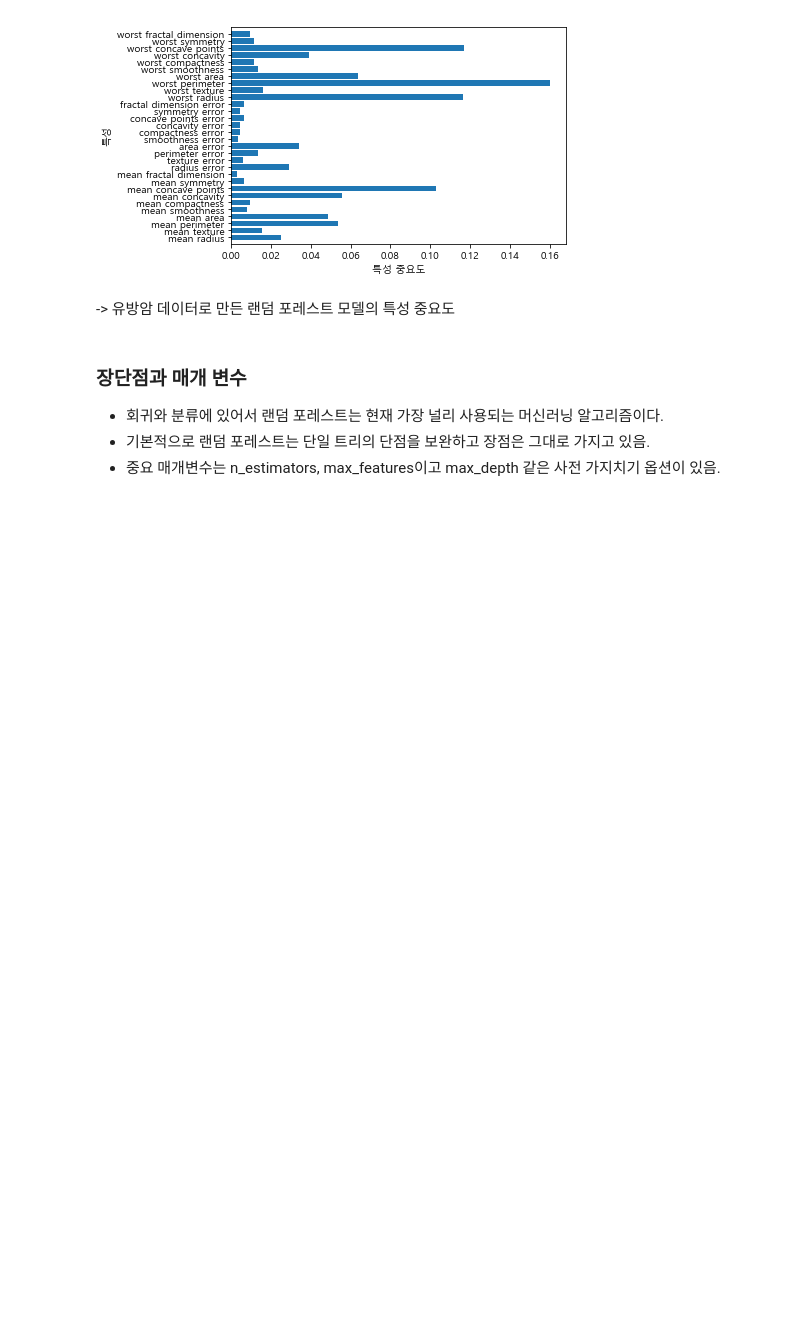
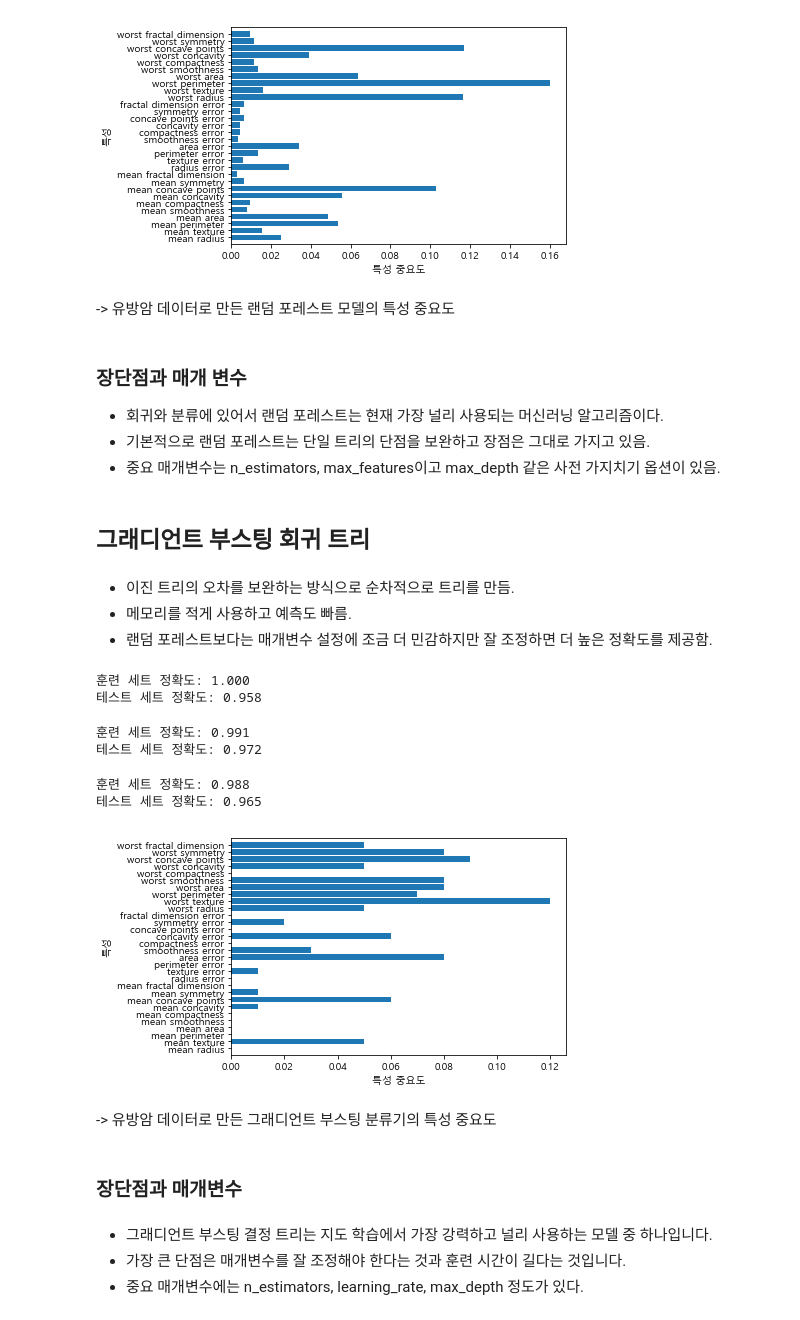
Before and after one commit to noveline4530/Machine_Learning_scikit-learn, a Jupyter notebook: ml06_190227.ipynb, the cells around one changed output. Saved outputs shown, nothing was run; the diff lists cells and outputs as text; code cells hidden in the pictures; blank space fills up the shorter version.

```diff
--- a/ml06_190227.ipynb
+++ b/ml06_190227.ipynb
@@ -83,3 +83,57 @@ plot_feature_importances_cancer(forest)
 - 회귀와 분류에 있어서 랜덤 포레스트는 현재 가장 널리 사용되는 머신러닝 알고리즘이다.
 - 기본적으로 랜덤 포레스트는 단일 트리의 단점을 보완하고 장점은 그대로 가지고 있음.
 - 중요 매개변수는 n_estimators, max_features이고 max_depth 같은 사전 가지치기 옵션이 있음.
+# %% [markdown]
+## 그래디언트 부스팅 회귀 트리
+# %% [markdown]
+- 이진 트리의 오차를 보완하는 방식으로 순차적으로 트리를 만듬.
+- 메모리를 적게 사용하고 예측도 빠름.
+- 랜덤 포레스트보다는 매개변수 설정에 조금 더 민감하지만 잘 조정하면 더 높은 정확도를 제공함.
+# %%
+from sklearn.ensemble import GradientBoostingClassifier
+
+X_train, X_test, y_train, y_test = train_test_split(
+    cancer.data, cancer.target, random_state=0)
+gbrt = GradientBoostingClassifier(random_state=0)
+gbrt.fit(X_train, y_train)
+
+print("훈련 세트 정확도: {:.3f}".format(gbrt.score(X_train, y_train)))
+print("테스트 세트 정확도: {:.3f}".format(gbrt.score(X_test, y_test)))
+# %% [output]
+훈련 세트 정확도: 1.000
+테스트 세트 정확도: 0.958
+# %%
+# 트리의 최대 깊이를 줄임
+gbrt = GradientBoostingClassifier(random_state=0, max_depth=1)
+gbrt.fit(X_train, y_train)
+
+print("훈련 세트 정확도: {:.3f}".format(gbrt.score(X_train, y_train)))
+print("테스트 세트 정확도: {:.3f}".format(gbrt.score(X_test, y_test)))
+# %% [output]
+훈련 세트 정확도: 0.991
+테스트 세트 정확도: 0.972
+# %%
+# 학습률을 낮춤
+gbrt = GradientBoostingClassifier(random_state=0, learning_rate=0.01)
+gbrt.fit(X_train, y_train)
+
+print("훈련 세트 정확도: {:.3f}".format(gbrt.score(X_train, y_train)))
+print("테스트 세트 정확도: {:.3f}".format(gbrt.score(X_test, y_test)))
+# %% [output]
+훈련 세트 정확도: 0.988
+테스트 세트 정확도: 0.965
+# %%
+gbrt= GradientBoostingClassifier(random_state=0, max_depth=1)
+gbrt.fit(X_train, y_train)
+
+plot_feature_importances_cancer(gbrt)
+# %% [output]
+[figure, added]
+# %% [markdown]
+-> 유방암 데이터로 만든 그래디언트 부스팅 분류기의 특성 중요도
+# %% [markdown]
+### 장단점과 매개변수
+# %% [markdown]
+- 그래디언트 부스팅 결정 트리는 지도 학습에서 가장 강력하고 널리 사용하는 모델 중 하나입니다.
+- 가장 큰 단점은 매개변수를 잘 조정해야 한다는 것과 훈련 시간이 길다는 것입니다.
+- 중요 매개변수에는 n_estimators, learning_rate, max_depth 정도가 있다.
```
